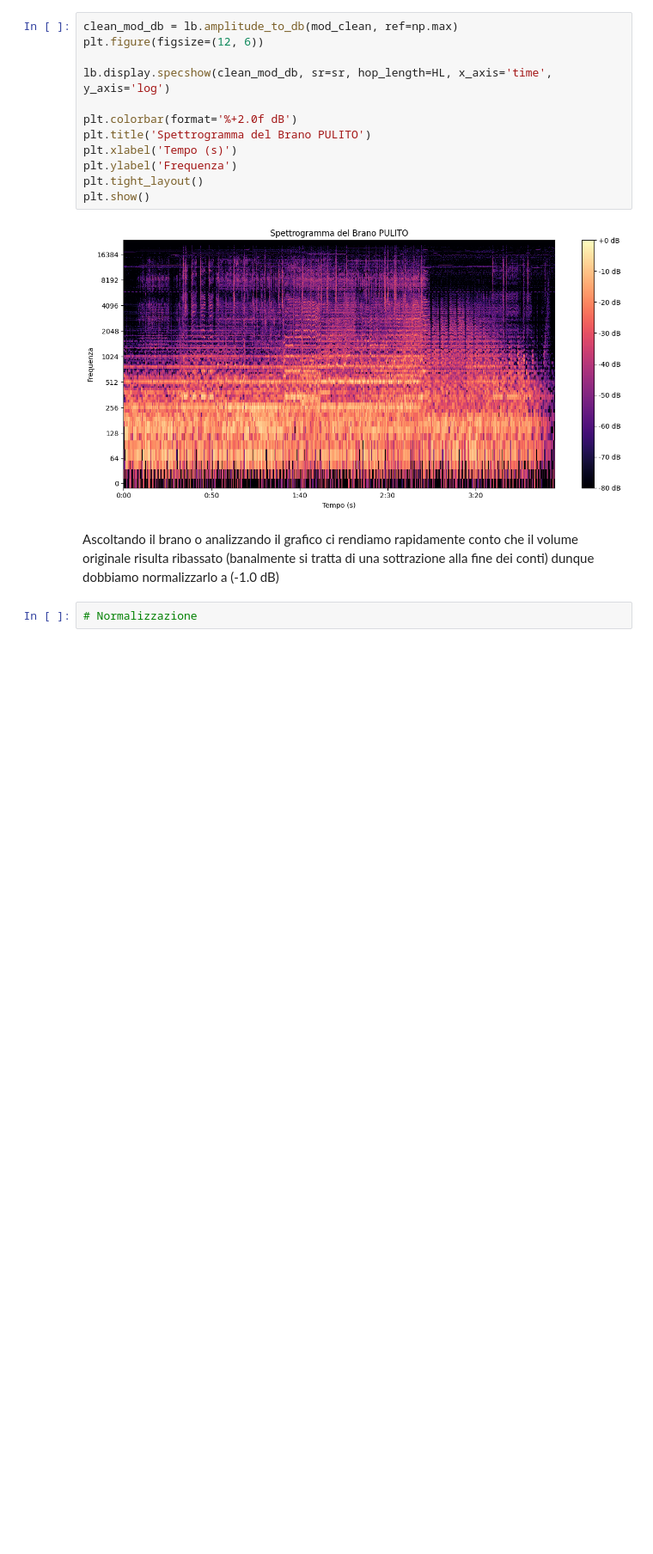
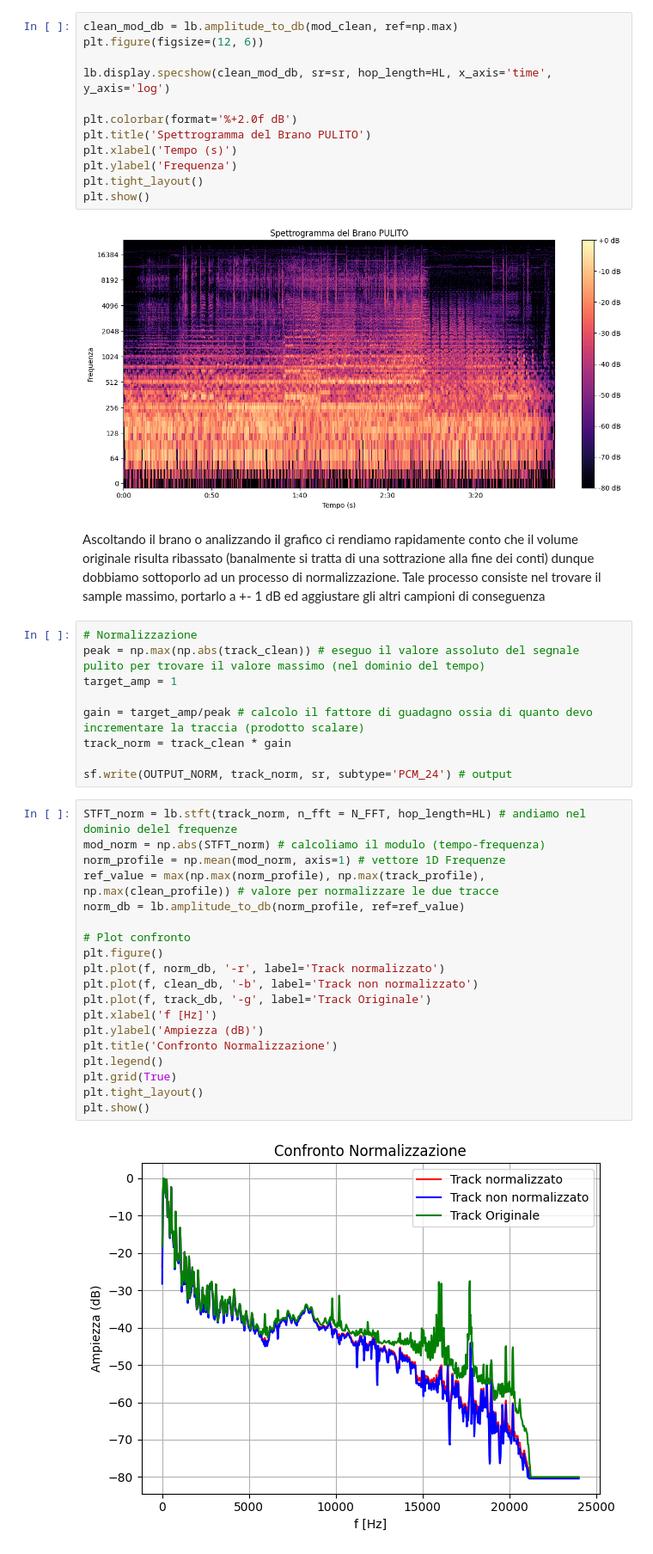
Before and after one commit to filippob04/Denoising-Vinyl-Audio-Signals, a Jupyter notebook: code/project.ipynb, the cells around one changed output. Shown at 86% size. Saved outputs shown, nothing was run; the diff lists cells and outputs as text; blank space fills up the shorter version.

```diff
--- a/code/project.ipynb
+++ b/code/project.ipynb
@@ -238,6 +239,35 @@ plt.show()
 # %% [output]
 [figure]
 # %% [markdown]
-Ascoltando il brano o analizzando il grafico ci rendiamo rapidamente conto che il volume originale risulta ribassato (banalmente si tratta di una sottrazione alla fine dei conti) dunque dobbiamo normalizzarlo a (-1.0 dB)
+Ascoltando il brano o analizzando il grafico ci rendiamo rapidamente conto che il volume originale risulta ribassato (banalmente si tratta di una sottrazione alla fine dei conti) dunque dobbiamo sottoporlo ad un processo di normalizzazione.
+Tale processo consiste nel trovare il sample massimo, portarlo a +- 1 dB ed aggiustare gli altri campioni di conseguenza
 # %%
 # Normalizzazione
+peak = np.max(np.abs(track_clean)) # eseguo il valore assoluto del segnale pulito per trovare il valore massimo (nel dominio del tempo)
+target_amp = 1
+
+gain = target_amp/peak # calcolo il fattore di guadagno ossia di quanto devo incrementare la traccia (prodotto scalare)
+track_norm = track_clean * gain
+
+sf.write(OUTPUT_NORM, track_norm, sr, subtype='PCM_24') # output
+# %%
+STFT_norm = lb.stft(track_norm, n_fft = N_FFT, hop_length=HL) # andiamo nel dominio delel frequenze
+mod_norm = np.abs(STFT_norm) # calcoliamo il modulo (tempo-frequenza)
+norm_profile = np.mean(mod_norm, axis=1) # vettore 1D Frequenze
+ref_value = max(np.max(norm_profile), np.max(track_profile), np.max(clean_profile)) # valore per normalizzare le due tracce
+norm_db = lb.amplitude_to_db(norm_profile, ref=ref_value)
+
+# Plot confronto
+plt.figure()
+plt.plot(f, norm_db, '-r', label='Track normalizzato')
+plt.plot(f, clean_db, '-b', label='Track non normalizzato')
+plt.plot(f, track_db, '-g', label='Track Originale')
+plt.xlabel('f [Hz]')
+plt.ylabel('Ampiezza (dB)')
+plt.title('Confronto Normalizzazione')
+plt.legend()
+plt.grid(True)
+plt.tight_layout()
+plt.show()
+# %% [output]
+[figure, added]
```
Also changed, not shown: parts of 5 cells of this notebook, 2 other files.
